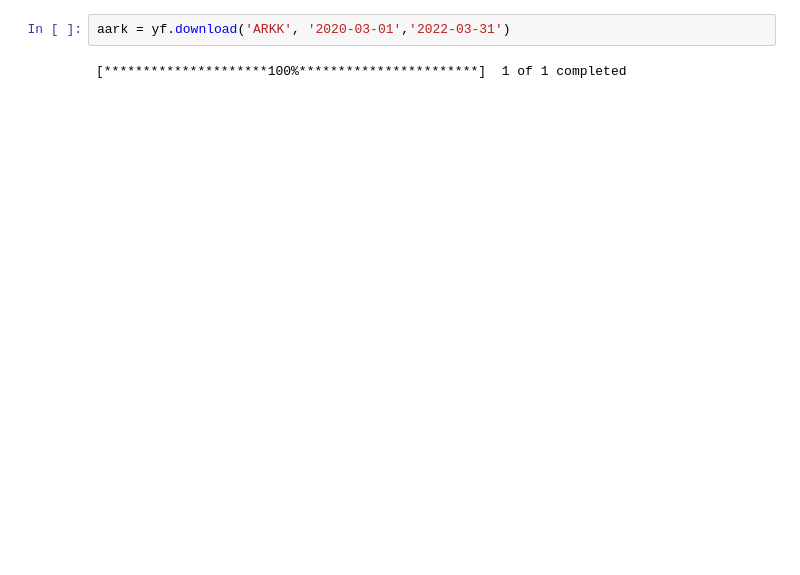
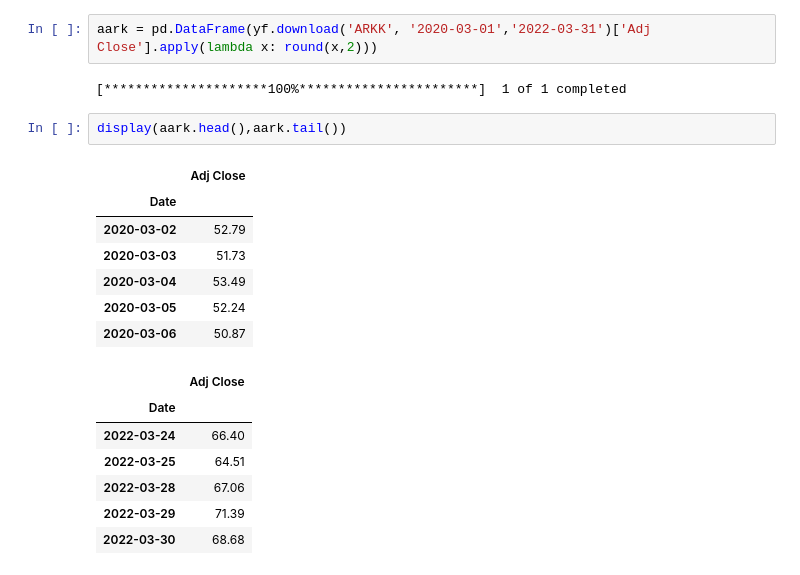
Before and after one commit to SZun/ETF-Forecasts, a Jupyter notebook: LSTM_RNN.ipynb, the cells around one changed output. Drawn from its saved outputs; the diff is of its cells as text; blank space fills up the shorter version.

```diff
--- a/LSTM_RNN.ipynb
+++ b/LSTM_RNN.ipynb
@@ -11,5 +15,22 @@ from tensorflow.keras.callbacks import EarlyStopping
 # %%
-aark = yf.download('ARKK', '2020-03-01','2022-03-31')
+aark = pd.DataFrame(yf.download('ARKK', '2020-03-01','2022-03-31')['Adj Close'].apply(lambda x: round(x,2)))
 # %% [output]
 [*********************100%***********************]  1 of 1 completed
+# %%
+display(aark.head(),aark.tail())
+# %% [output]
+|  | Adj Close |
+| Date |  |
+| 2020-03-02 | 52.79 |
+| 2020-03-03 | 51.73 |
+| 2020-03-04 | 53.49 |
+| 2020-03-05 | 52.24 |
+| 2020-03-06 | 50.87 |
+|  | Adj Close |
+| Date |  |
+| 2022-03-24 | 66.40 |
+| 2022-03-25 | 64.51 |
+| 2022-03-28 | 67.06 |
+| 2022-03-29 | 71.39 |
+| 2022-03-30 | 68.68 |
 # %%
```
Also changed, not shown: parts of 22 cells of this notebook.
